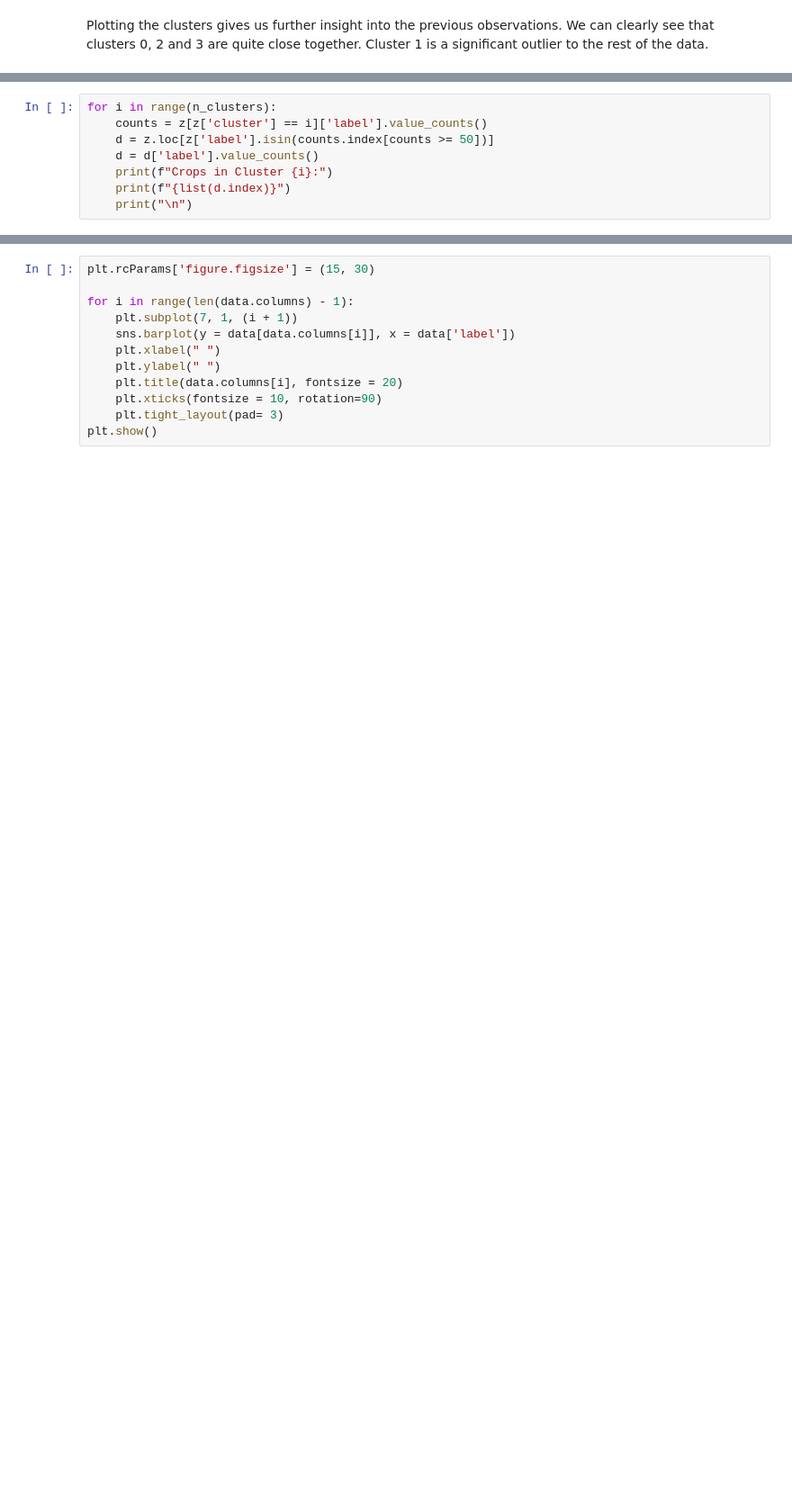
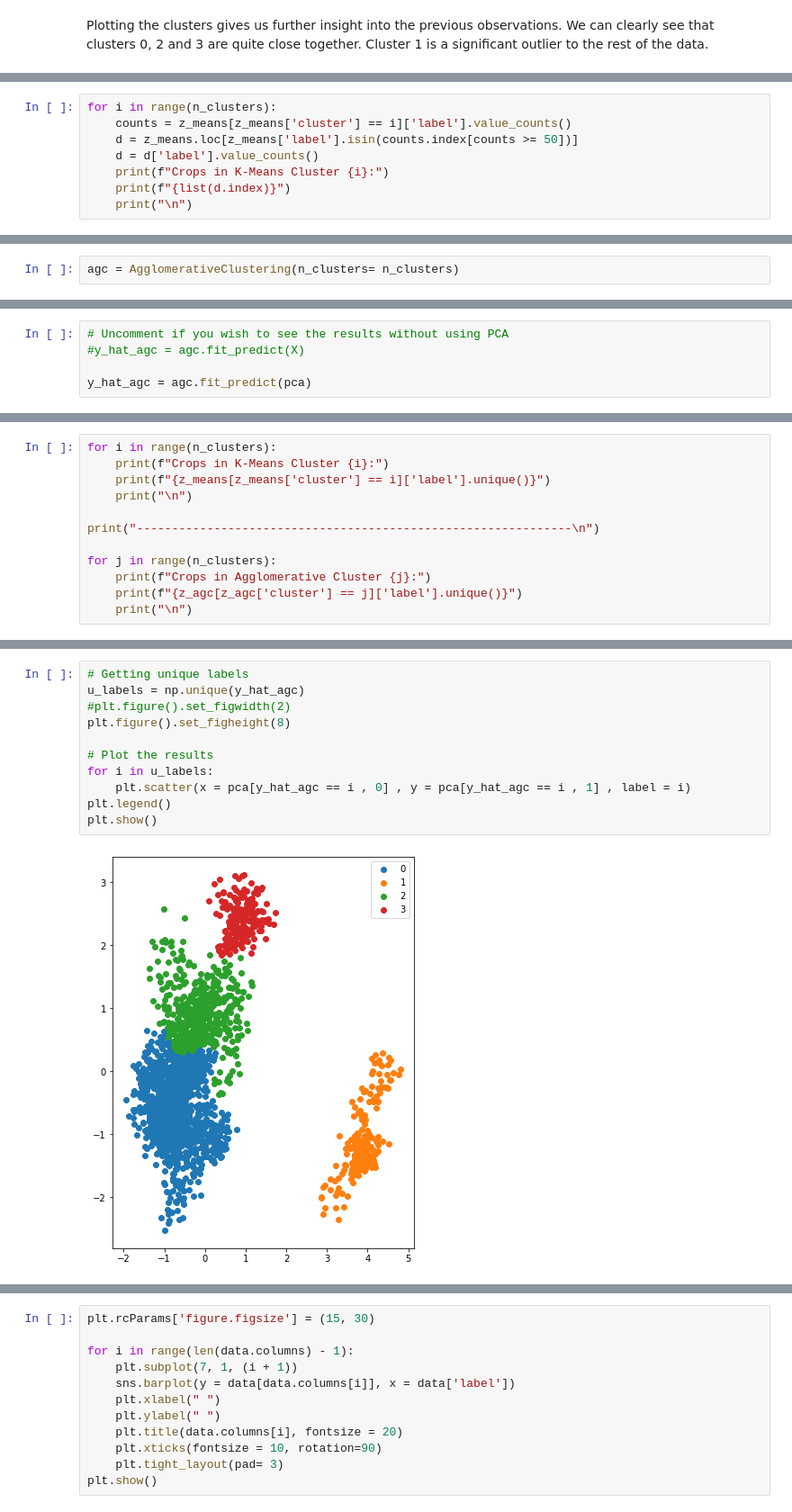
Before and after one commit to doctorterry/cu-dtsa5510-Final, a Jupyter notebook: Module_5.ipynb, the cells around one changed output, grey strips where cells are left out. Shown at 90% size. Saved outputs shown, nothing was run; the diff lists cells and outputs as text; blank space fills up the shorter version.

```diff
--- a/Module_5.ipynb
+++ b/Module_5.ipynb
@@ -406,9 +414,9 @@ Before we attempt to determine why cluster 1 is significantly different, let us
 # %%
 for i in range(n_clusters):
-    counts = z[z['cluster'] == i]['label'].value_counts()
-    d = z.loc[z['label'].isin(counts.index[counts >= 50])]
+    counts = z_means[z_means['cluster'] == i]['label'].value_counts()
+    d = z_means.loc[z_means['label'].isin(counts.index[counts >= 50])]
     d = d['label'].value_counts()
-    print(f"Crops in Cluster {i}:")
+    print(f"Crops in K-Means Cluster {i}:")
     print(f"{list(d.index)}")
     print("\n")
 # %% [output]
@@ -428,0 +443,2 @@ Crops in Cluster 3:
+# %%
+agc = AgglomerativeClustering(n_clusters= n_clusters)
@@ -428,0 +447,5 @@ Crops in Cluster 3:
+# %%
+# Uncomment if you wish to see the results without using PCA
+#y_hat_agc = agc.fit_predict(X)
+
+y_hat_agc = agc.fit_predict(pca)
@@ -428,0 +480,12 @@ Crops in Cluster 3:
+# %%
+for i in range(n_clusters):
+    print(f"Crops in K-Means Cluster {i}:")
+    print(f"{z_means[z_means['cluster'] == i]['label'].unique()}")
+    print("\n")
+
+print("--------------------------------------------------------------\n")
+
+for j in range(n_clusters):
+    print(f"Crops in Agglomerative Cluster {j}:")
+    print(f"{z_agc[z_agc['cluster'] == j]['label'].unique()}")
+    print("\n")
@@ -428,0 +515,13 @@ Crops in Cluster 3:
+# %%
+# Getting unique labels
+u_labels = np.unique(y_hat_agc)
+#plt.figure().set_figwidth(2)
+plt.figure().set_figheight(8)
+
+# Plot the results
+for i in u_labels:
+    plt.scatter(x = pca[y_hat_agc == i , 0] , y = pca[y_hat_agc == i , 1] , label = i)
+plt.legend()
+plt.show()
+# %% [output]
+[figure, added]
```
Also changed, not shown: parts of 29 cells of this notebook.
